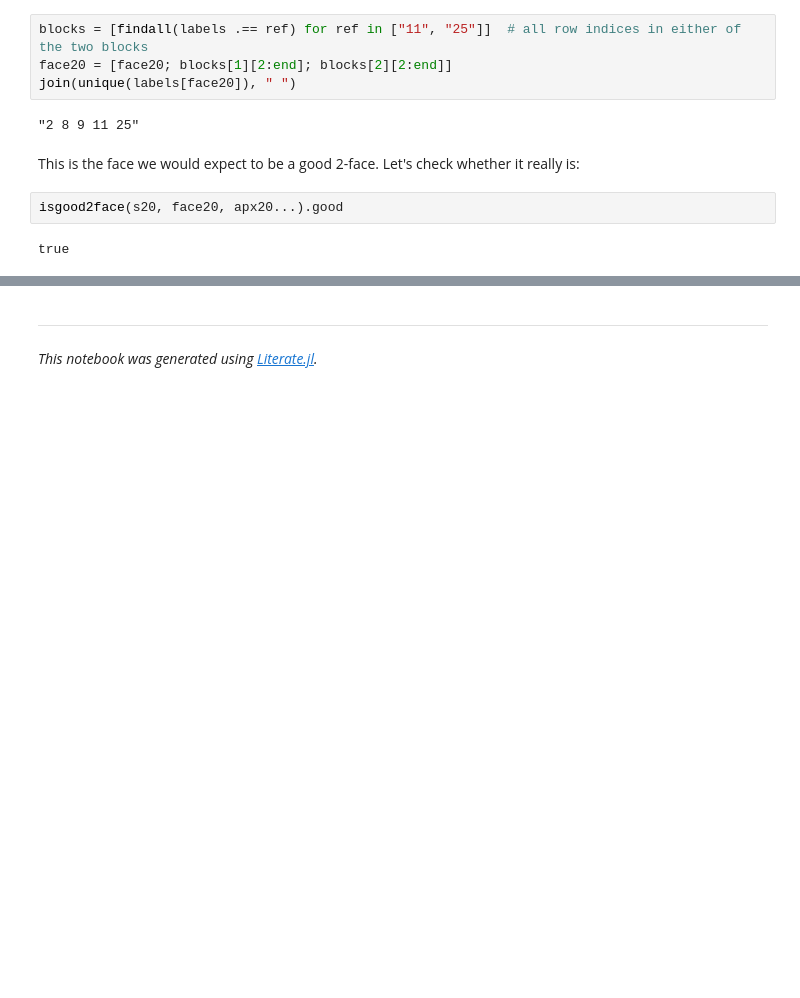
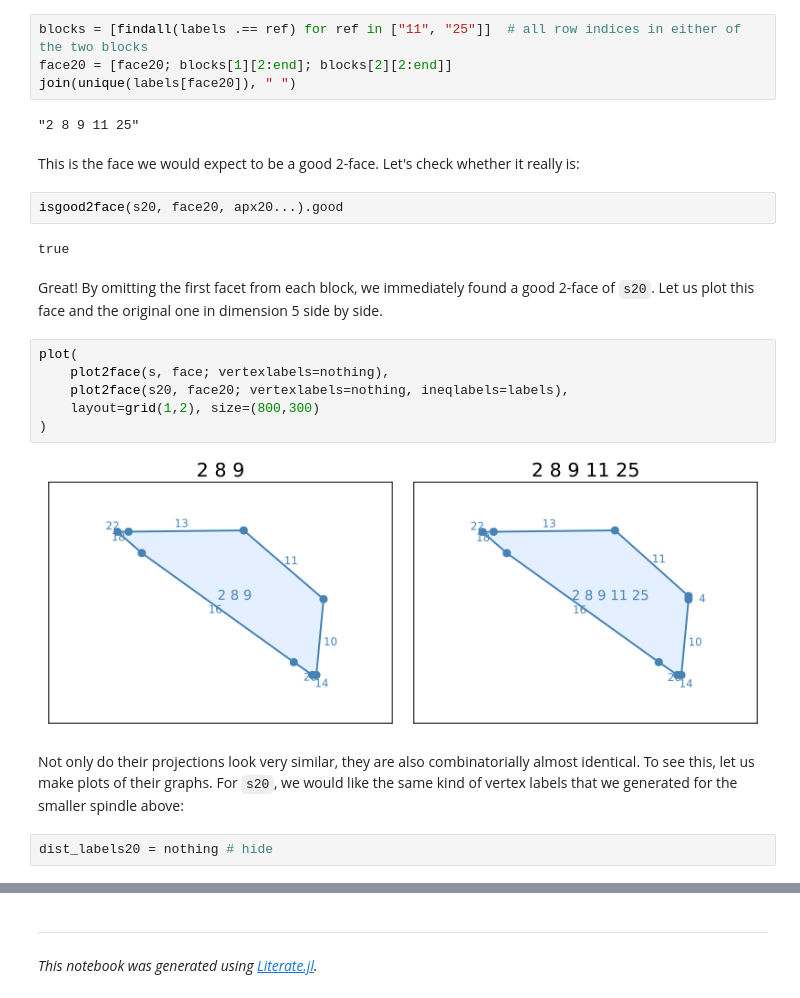
Before and after one commit to ma-b/hirsch-walks, a Jupyter notebook: dev/tutorials/Spindles and the Hirsch conjecture II.ipynb, the cells around one changed output, grey strips where cells are left out. Drawn from its saved outputs; the diff is of its cells as text; blank space fills up the shorter version.

```diff
--- a/dev/tutorials/Spindles and the Hirsch conjecture II.ipynb
+++ b/dev/tutorials/Spindles and the Hirsch conjecture II.ipynb
@@ -201,3 +207,20 @@ This is the face we would expect to be a good 2-face. Let's check whether it rea
 isgood2face(s20, face20, apx20...).good
 # %% [output]
 true
+# %% [markdown]
+Great! By omitting the first facet from each block, we immediately found a good 2-face of `s20`.
+Let us plot this face and the original one in dimension 5 side by side.
+# %%
+plot(
+    plot2face(s, face; vertexlabels=nothing),
+    plot2face(s20, face20; vertexlabels=nothing, ineqlabels=labels),
+    layout=grid(1,2), size=(800,300)
+)
+# %% [output]
+[figure, added]
+# %% [markdown]
+Not only do their projections look very similar, they are also combinatorially almost identical.
+To see this, let us make plots of their graphs. For `s20`, we would like the same kind of vertex labels
+that we generated for the smaller spindle above:
+# %%
+dist_labels20 = nothing # hide
```
Also changed, not shown: parts of 17 cells of this notebook, 30 other files.
